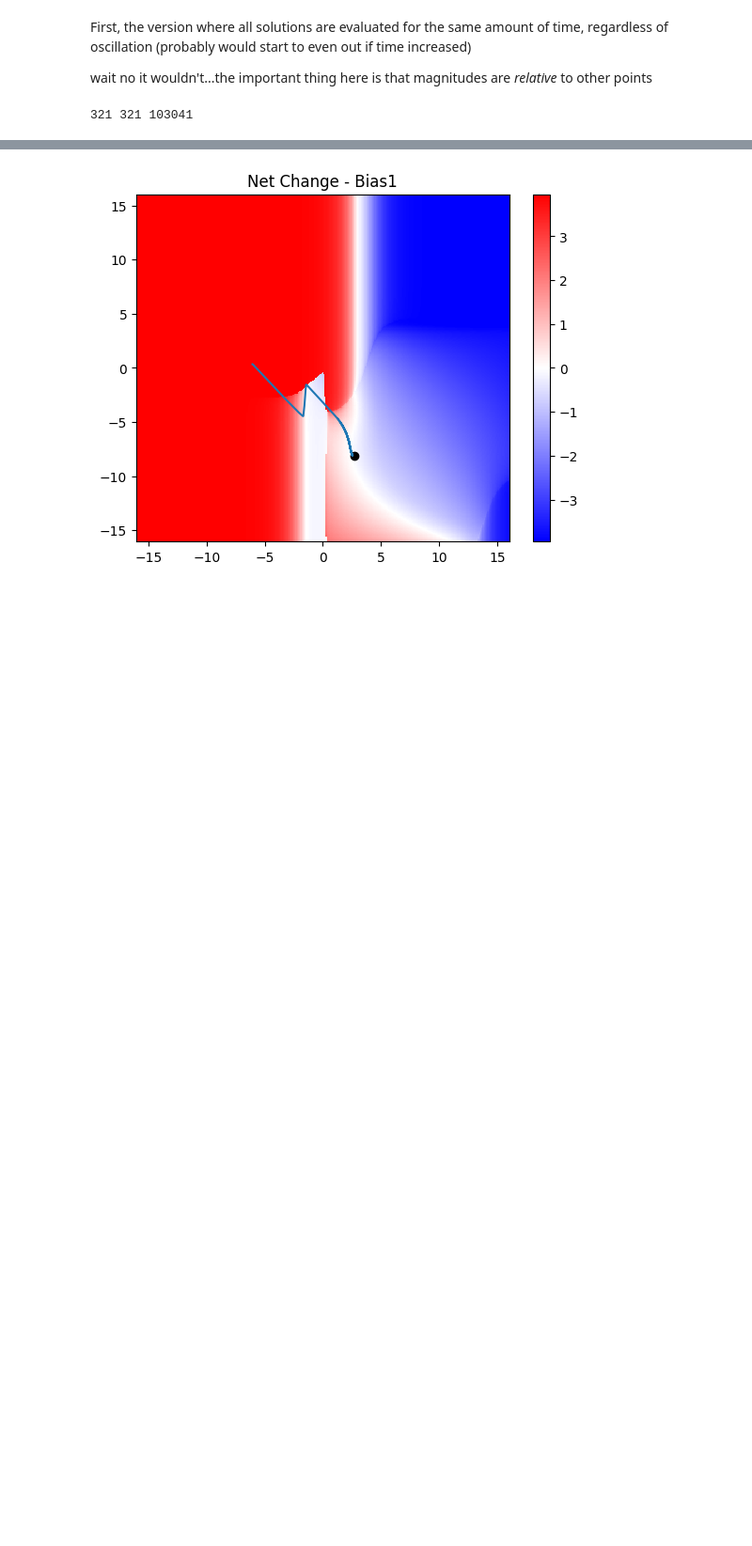
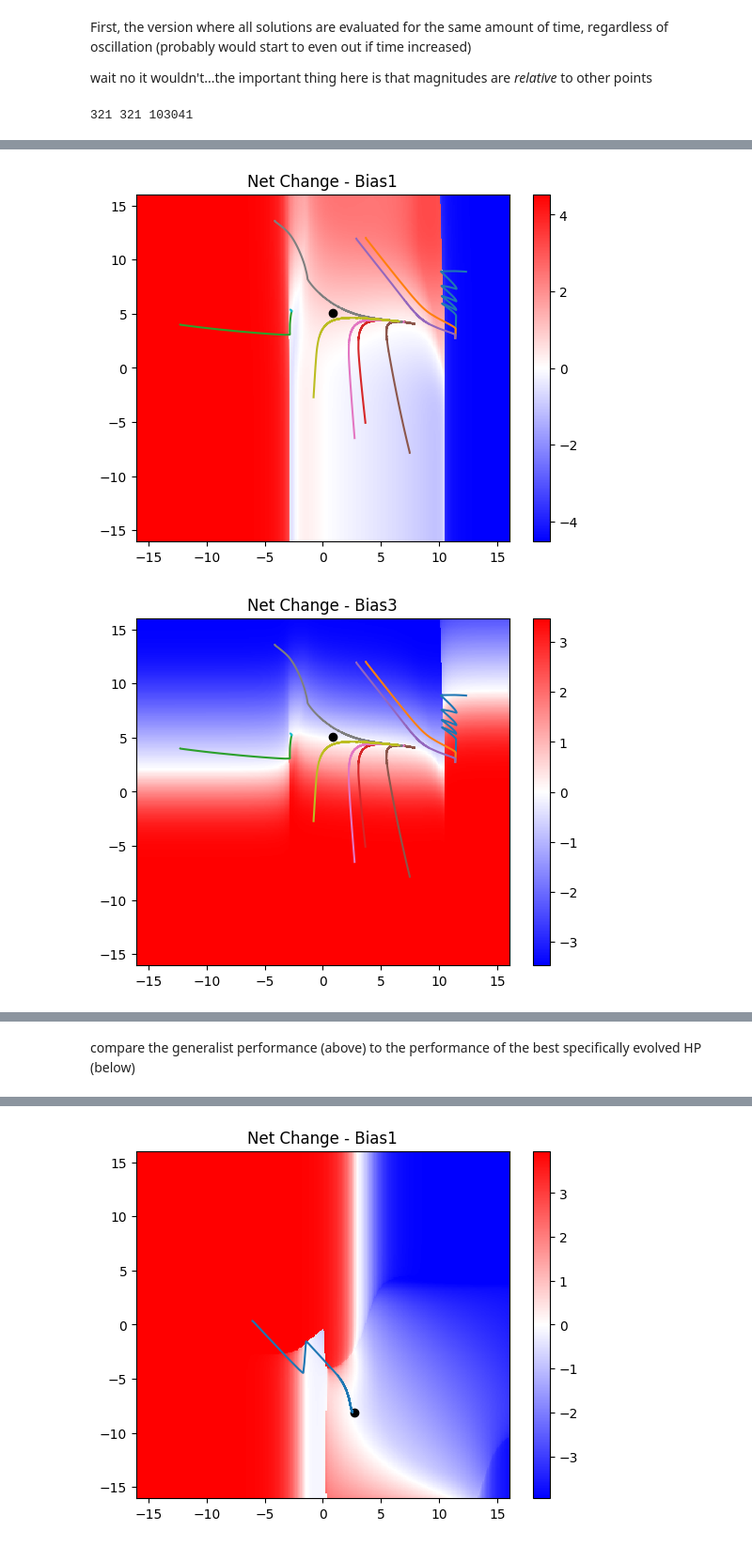
Before and after one commit to ljstolting/EvolvingHP, a Jupyter notebook: Python/VizNetChangeSlice.ipynb, the cells around one changed output, grey strips where cells are left out. Shown at 94% size. Drawn from its saved outputs; the diff is of its cells as text; code cells hidden in the pictures; blank space fills up the shorter version.

```diff
--- a/Python/VizNetChangeSlice.ipynb
+++ b/Python/VizNetChangeSlice.ipynb
@@ -25,0 +54,38 @@ print(len(par1_res),len(par2_res),len(par1_res)*len(par2_res))
+# %%
+change = np.loadtxt('../Cpp/VictornetchangeGeneralist25.dat')
+change = change.reshape((len(par1_res),len(par2_res),2))
+change = np.swapaxes(change,1,0)
+
+VictorB1 = 0.845347
+VictorB3 = 5.08454
+
+biastrack = np.loadtxt('../Cpp/Victorgeneralist25biastrack.dat')
+dt = .01
+runduration = 10000
+runsteps = int(runduration/dt)
+repeats = int(1000/100)
+biastrack = biastrack.reshape(repeats, runsteps, 2)
+# %%
+biastrackindices = range(len(biastrack))
+plt.pcolormesh(par1_res,par2_res,change[:,:,0],cmap='bwr')
+plt.colorbar()
+plt.scatter(VictorB1,VictorB3,color='k')
+for i in biastrackindices:
+    plt.plot(biastrack[i,:,0],biastrack[i,:,1])
+plt.title('Net Change - Bias1')
+plt.show()
+plt.pcolormesh(par1_res,par2_res,change[:,:,1],cmap='bwr')
+plt.colorbar()
+plt.scatter(VictorB1,VictorB3,color='k')
+for i in biastrackindices:
+    plt.plot(biastrack[i,:,0],biastrack[i,:,1])
+plt.title('Net Change - Bias3')
+plt.show()
+plt.pcolormesh(par1_res,par2_res,np.abs(change[:,:,0])+np.abs(change[:,:,1]),cmap='binary')
+plt.colorbar()
+plt.scatter(VictorB1,VictorB3,color='k')
+plt.title('Net Change - |Bias1| + |Bias3|')
+plt.show()
+# %% [output]
+[figure, added]
+[figure, added]
@@ -25,0 +93,2 @@ print(len(par1_res),len(par2_res),len(par1_res)*len(par2_res))
+# %% [markdown]
+compare the generalist performance (above) to the performance of the best specifically evolved HP (below)
```
Also changed, not shown: parts of 5 cells of this notebook, 11 other files.
